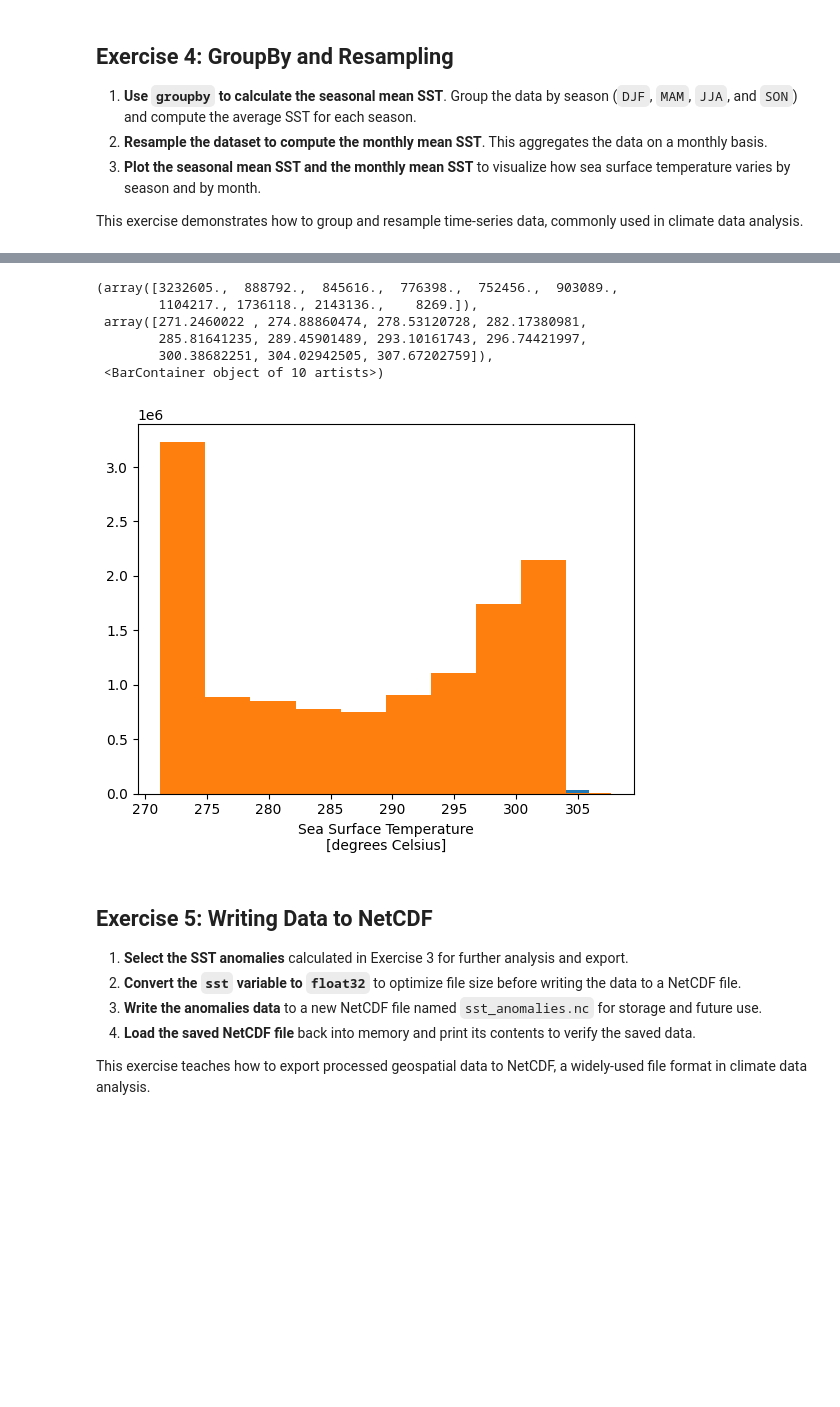
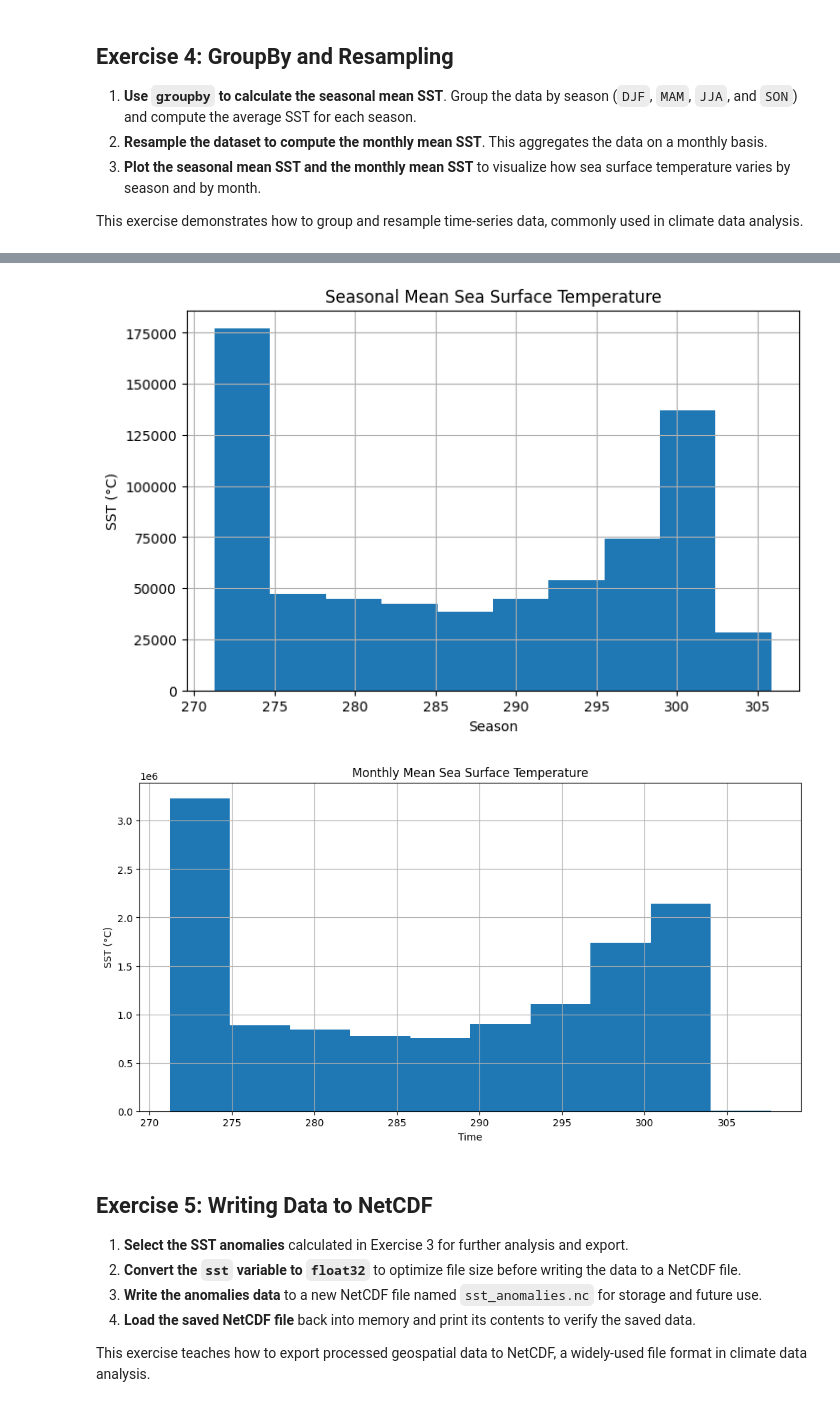
Before and after one commit to siddhi1991/GIS-programming, a Jupyter notebook: book/labs/lab_06.ipynb, the cells around one changed output, grey strips where cells are left out. Drawn from its saved outputs; the diff is of its cells as text; code cells hidden in the pictures; blank space fills up the shorter version.

```diff
--- a/book/labs/lab_06.ipynb
+++ b/book/labs/lab_06.ipynb
@@ -161,42 +159,51 @@ This exercise demonstrates how to group and resample time-series data, commonly
 # %%
 %pip install xarray pooch
 
 import xarray as xr
+import matplotlib.pyplot as plt
 
 url= "https://github.com/opengeos/datasets/releases/download/netcdf/sea_surface_temperature.nc"
 ds= xr.open_dataset(url)
-ds
 sst= ds.sst
-sst
-seasonal_meansst = sst.groupby("time.season").mean()
+seasonal_meansst = ds.sst.groupby("time.season").mean()
 seasonal_meansst
-monthly_meansst = sst.resample(time = "M").mean()
+monthly_meansst = ds.sst.resample(time = "M").mean()
 monthly_meansst
+
+plt.figure(figsize=(8, 5))
 seasonal_meansst.plot()
+plt.title("Seasonal Mean Sea Surface Temperature")
+plt.ylabel("SST (°C)")
+plt.xlabel("Season")
+plt.grid(True)
+plt.show()
+
+
+plt.figure(figsize=(12, 6))
 monthly_meansst.plot()
+plt.title("Monthly Mean Sea Surface Temperature")
+plt.ylabel("SST (°C)")
+plt.xlabel("Time")
+plt.grid(True)
+plt.show()
 # %% [output]
 Requirement already satisfied: xarray in /usr/local/lib/python3.11/dist-packages (2025.1.1)
 Requirement already satisfied: pooch in /usr/local/lib/python3.11/dist-packages (1.8.2)
 Requirement already satisfied: numpy>=1.24 in /usr/local/lib/python3.11/dist-packages (from xarray) (1.26.4)
 Requirement already satisfied: packaging>=23.2 in /usr/local/lib/python3.11/dist-packages (from xarray) (24.2)
 Requirement already satisfied: pandas>=2.1 in /usr/local/lib/python3.11/dist-packages (from xarray) (2.2.2)
 Requirement already satisfied: platformdirs>=2.5.0 in /usr/local/lib/python3.11/dist-packages (from pooch) (4.3.6)
 Requirement already satisfied: requests>=2.19.0 in /usr/local/lib/python3.11/dist-packages (from pooch) (2.32.3)
 Requirement already satisfied: python-dateutil>=2.8.2 in /usr/local/lib/python3.11/dist-packages (from pandas>=2.1->xarray) (2.8.2)
 Requirement already satisfied: pytz>=2020.1 in /usr/local/lib/python3.11/dist-packages (from pandas>=2.1->xarray) (2024.2)
 Requirement already satisfied: tzdata>=2022.7 in /usr/local/lib/python3.11/dist-packages (from pandas>=2.1->xarray) (2024.2)
 Requirement already satisfied: charset-normalizer<4,>=2 in /usr/local/lib/python3.11/dist-packages (from requests>=2.19.0->pooch) (3.4.1)
 Requirement already satisfied: idna<4,>=2.5 in /usr/local/lib/python3.11/dist-packages (from requests>=2.19.0->pooch) (3.10)
 Requirement already satisfied: urllib3<3,>=1.21.1 in /usr/local/lib/python3.11/dist-packages (from requests>=2.19.0->pooch) (2.3.0)
 Requirement already satisfied: certifi>=2017.4.17 in /usr/local/lib/python3.11/dist-packages (from requests>=2.19.0->pooch) (2024.12.14)
 Requirement already satisfied: six>=1.5 in /usr/local/lib/python3.11/dist-packages (from python-dateutil>=2.8.2->pandas>=2.1->xarray) (1.17.0)
-(array([3232605.,  888792.,  845616.,  776398.,  752456.,  903089.,
-        1104217., 1736118., 2143136.,    8269.]),
- array([271.2460022 , 274.88860474, 278.53120728, 282.17380981,
-        285.81641235, 289.45901489, 293.10161743, 296.74421997,
-        300.38682251, 304.02942505, 307.67202759]),
- <BarContainer object of 10 artists>)
-[figure, old version]
+[figure, new version]
+[figure, added]
 # %% [markdown]
 ## Exercise 5: Writing Data to NetCDF
 
```
Also changed, not shown: parts of 4 cells of this notebook.
